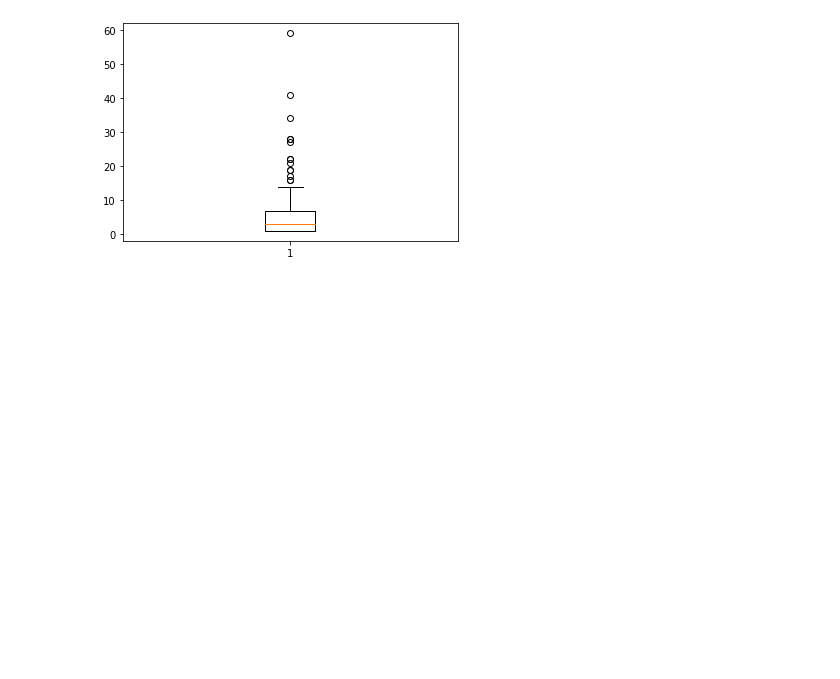
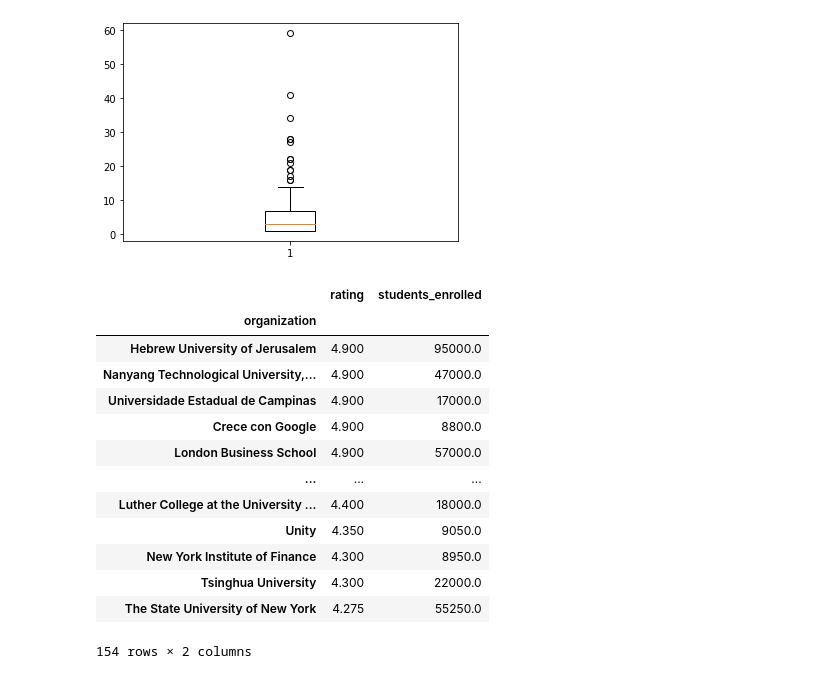
Before and after one commit to patosorio/Coursera-course-analysis, a Jupyter notebook: Coursera Course Analysis.ipynb, the cells around one changed output. Drawn from its saved outputs; the diff is of its cells as text; code cells hidden in the pictures; blank space fills up the shorter version.

```diff
--- a/Coursera Course Analysis.ipynb
+++ b/Coursera Course Analysis.ipynb
@@ -404,6 +410,25 @@ plt.show()
 [figure]
 # %%
 # Most of the organizations has less than 15 courses in Coursera.
+# %%
+# What's the average rating per organization?
+organizations_rat_students = df[['organization', 'rating', 'students_enrolled']].groupby('organization').mean().sort_values(by='rating', ascending=False)
+organizations_rat_students
+# %% [output]
+|  | rating | students_enrolled |
+| organization |  |  |
+| Hebrew University of Jerusalem | 4.900 | 95000.0 |
+| Nanyang Technological University,... | 4.900 | 47000.0 |
+| Universidade Estadual de Campinas | 4.900 | 17000.0 |
+| Crece con Google | 4.900 | 8800.0 |
+| London Business School | 4.900 | 57000.0 |
+| ... | ... | ... |
+| Luther College at the University ... | 4.400 | 18000.0 |
+| Unity | 4.350 | 9050.0 |
+| New York Institute of Finance | 4.300 | 8950.0 |
+| Tsinghua University | 4.300 | 22000.0 |
+| The State University of New York | 4.275 | 55250.0 |
+154 rows × 2 columns
 # %%
 # df.groupby('artist')['album'].count().sort_values(ascending=False)
 # [org for org in df['organization'].unique()]
```
Also changed, not shown: parts of 41 cells of this notebook.
